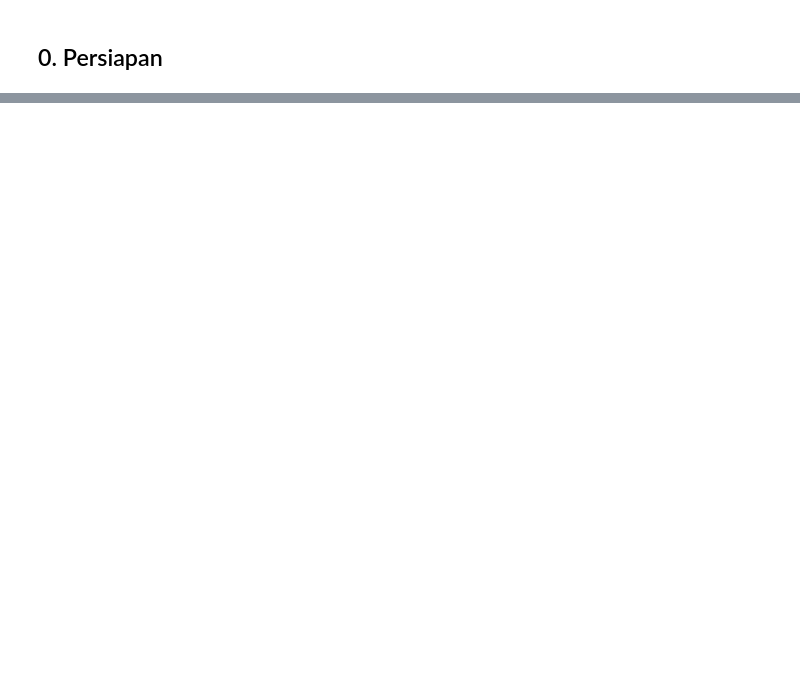
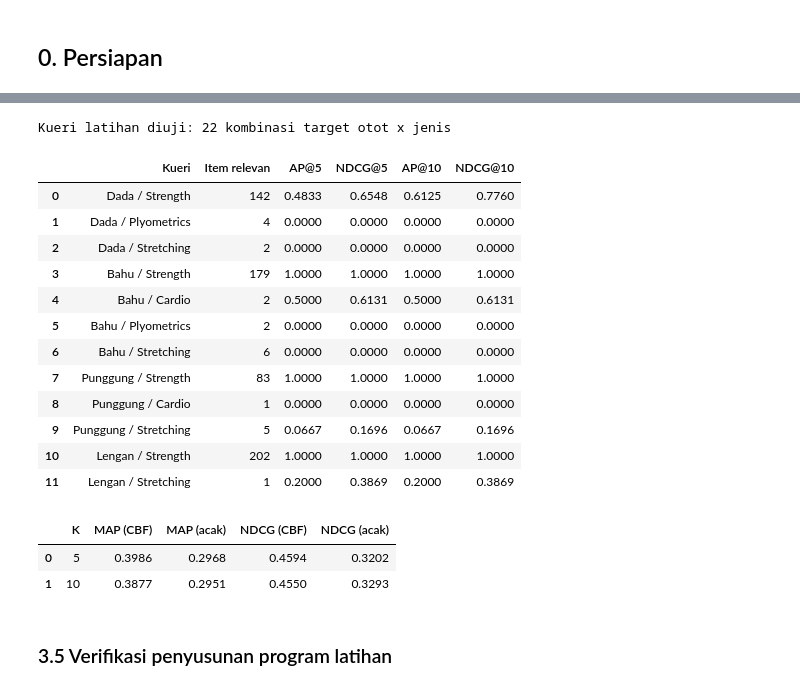
Before and after one commit to Fuad208/NutriFit, a Jupyter notebook: NutriFit_Pengujian_Performa_Akurasi.ipynb, the cells around one changed output, grey strips where cells are left out. Cells and saved outputs as stored; diff of their text form; code cells hidden in the pictures; blank space fills up the shorter version.

```diff
--- a/NutriFit_Pengujian_Performa_Akurasi.ipynb
+++ b/NutriFit_Pengujian_Performa_Akurasi.ipynb
@@ -2006,0 +1042,19 @@ Jumlah klaster yang dipakai dan dasar penetapannya:
+# %%
+baris_gizi = []
+for label_kategori in kategori_uji:
+    kolam = R.food_category_mask(foods, label_kategori).to_numpy()
+    relevan = ((kkal <= batas_kkal) & (prot >= batas_prot)).to_numpy() & kolam
+    if relevan.sum() < 3:
+        continue
+    urut = urutan_pipeline("", [label_kategori], "Lose Weight")
+    baris_gizi.append({
+        "Kategori": label_kategori,
+        "Menu cocok-gizi": int(relevan.sum()),
+        "AP@5 CBF penuh": round(RM.average_precision_at_k(relevan[urut], 5), 4),
+        "AP@5 acak dalam kolam": round(acak_dalam_kolam(kolam, relevan), 4),
+    })
+gizi_df = pd.DataFrame(baris_gizi)
+display(gizi_df)
+print(f"Ambang: kalori <= {batas_kkal:.0f} kkal dan protein >= {batas_prot:.1f} g")
+print(f"MAP@5 CBF penuh          : {gizi_df['AP@5 CBF penuh'].mean():.4f}")
+print(f"MAP@5 acak di dalam kolam: {gizi_df['AP@5 acak dalam kolam'].mean():.4f}")
@@ -2006,0 +1436,51 @@ Jumlah klaster yang dipakai dan dasar penetapannya:
+# %%
+relevansi_latihan = {}
+for bagian in R.TARGET_MUSCLE_GROUPS:
+    kolam = exercises[
+        exercises["Level"].isin(R.LEVEL_ALLOWLIST["Intermediate"])
+        & exercises["BodyPart"].isin(R.resolve_target_body_parts(bagian))
+    ]
+    if len(kolam) < 10:
+        continue
+    for jenis in ["Strength", "Cardio", "Plyometrics", "Stretching"]:
+        relevan = (kolam["Type"] == jenis).to_numpy()
+        if relevan.sum() == 0:
+            continue                       # jenis ini memang tidak ada di otot itu
+        skor = R.exercise_cbf_scores(kolam, bagian, jenis, "Intermediate")
+        urutan = np.argsort(-skor, kind="stable")
+        relevansi_latihan[f"{bagian} / {jenis}"] = relevan[urutan]
+
+print(f"Kueri latihan diuji: {len(relevansi_latihan)} kombinasi target otot x jenis\n")
+display(RM.ranking_report(relevansi_latihan, K_EVAL).head(12))
+
+map_latihan = {k: RM.mean_average_precision(relevansi_latihan.values(), k) for k in K_EVAL}
+ndcg_latihan = {k: RM.mean_ndcg(relevansi_latihan.values(), k) for k in K_EVAL}
+acak_latihan = RM.random_baseline(relevansi_latihan, K_EVAL).set_index("K")
+display(pd.DataFrame([
+    {"K": k,
+     "MAP (CBF)": round(map_latihan[k], 4),
+     "MAP (acak)": round(float(acak_latihan.loc[k, "MAP acak"]), 4),
+     "NDCG (CBF)": round(ndcg_latihan[k], 4),
+     "NDCG (acak)": round(float(acak_latihan.loc[k, "NDCG acak"]), 4)}
+    for k in K_EVAL
+]))
+# %% [output]
+Kueri latihan diuji: 22 kombinasi target otot x jenis
+|  | Kueri | Item relevan | AP@5 | NDCG@5 | AP@10 | NDCG@10 |
+| 0 | Dada / Strength | 142 | 0.4833 | 0.6548 | 0.6125 | 0.7760 |
+| 1 | Dada / Plyometrics | 4 | 0.0000 | 0.0000 | 0.0000 | 0.0000 |
+| 2 | Dada / Stretching | 2 | 0.0000 | 0.0000 | 0.0000 | 0.0000 |
+| 3 | Bahu / Strength | 179 | 1.0000 | 1.0000 | 1.0000 | 1.0000 |
+| 4 | Bahu / Cardio | 2 | 0.5000 | 0.6131 | 0.5000 | 0.6131 |
+| 5 | Bahu / Plyometrics | 2 | 0.0000 | 0.0000 | 0.0000 | 0.0000 |
+| 6 | Bahu / Stretching | 6 | 0.0000 | 0.0000 | 0.0000 | 0.0000 |
+| 7 | Punggung / Strength | 83 | 1.0000 | 1.0000 | 1.0000 | 1.0000 |
+| 8 | Punggung / Cardio | 1 | 0.0000 | 0.0000 | 0.0000 | 0.0000 |
+| 9 | Punggung / Stretching | 5 | 0.0667 | 0.1696 | 0.0667 | 0.1696 |
+| 10 | Lengan / Strength | 202 | 1.0000 | 1.0000 | 1.0000 | 1.0000 |
+| 11 | Lengan / Stretching | 1 | 0.2000 | 0.3869 | 0.2000 | 0.3869 |
+|  | K | MAP (CBF) | MAP (acak) | NDCG (CBF) | NDCG (acak) |
+| 0 | 5 | 0.3986 | 0.2968 | 0.4594 | 0.3202 |
+| 1 | 10 | 0.3877 | 0.2951 | 0.4550 | 0.3293 |
+# %% [markdown]
+### 3.5 Verifikasi penyusunan program latihan
```
Also changed, not shown: parts of 131 cells of this notebook, 40 other files.
